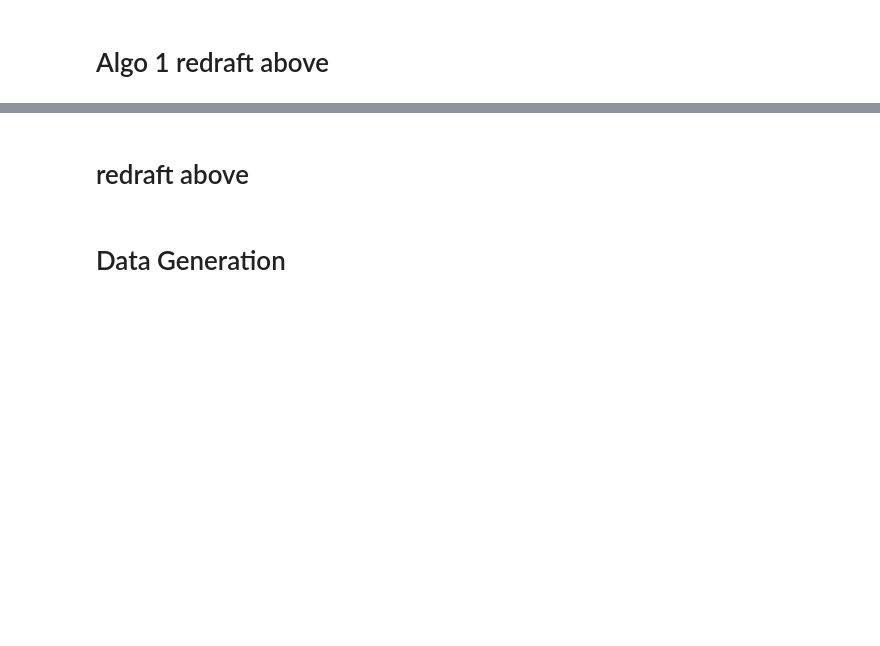
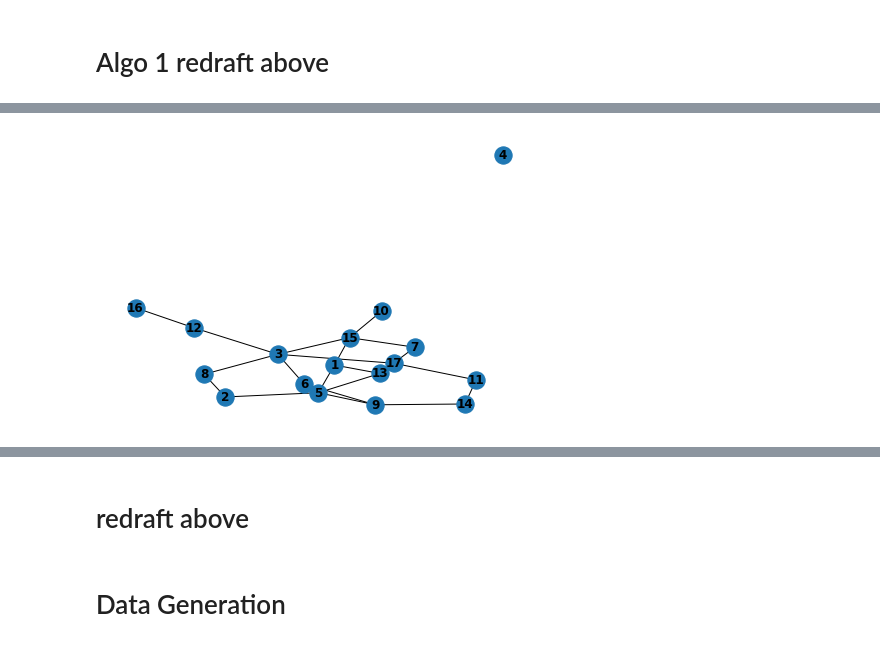
Before and after one commit to hhicks13/benchmarking-dasg, a Jupyter notebook: kas-benchmark-refactor.ipynb, the cells around one changed output, grey strips where cells are left out. Drawn from its saved outputs; the diff is of its cells as text; code cells hidden in the pictures; blank space fills up the shorter version.

```diff
--- a/kas-benchmark-refactor.ipynb
+++ b/kas-benchmark-refactor.ipynb
@@ -521,10 +438,12 @@ def jim_elim_initialize1(G_A,Ef_A,k_A):
 
     # cost perfect matching solved for every pair, and bounds updated.
     # P is updated as well.
+    count = 0
     for e in it.combinations(G_A.nodes(),2):
         i = e[0]
         j = e[1]
         # solve matching on i,j
+        count+=1
         CostMatrix = BuildCostMatrix(i,j,G_A,P,Ef_A,k_A)
         cost,deleteEdges = HungarianSolve(CostMatrix)
         if cost <= 2*k_A:
@@ -554,7 +473,7 @@ def jim_elim_initialize1(G_A,Ef_A,k_A):
     # We cannot use a typical adjacency matrix because zero here is
     # zero is mapped to infinity.
     # a weight we want to distinguish from the absence of a vertex as in P.
-    return P,P_stack,Pbar
+    return P,P_stack,Pbar,count
 # %%
 #  P_stack
 #  max pbar [][][].....[][][][] min pbar
@@ -568,9 +487,9 @@ def sort_P_stack_by_ub(P_stack,Pbar):
 def jim_elim_while1(G_A,Ef_A,k_A):
     # initial push, to eliminate mappings in P/P_stack,
     # and compute initial weights Pbar which are the worst-known cost of mapping edge in P
-    P,P_stack,Pbar = jim_elim_initialize1(G_A,Ef_A,k_A)
+    P,P_stack,Pbar,count_init = jim_elim_initialize1(G_A,Ef_A,k_A)
     # track the number of times that bcm is called
-    count = 0
+    count = count_init
     #  P_stack:
     #
     #  first [][][][]...[][][] last
@@ -626,3 +545,9 @@ def jim_elim_while1(G_A,Ef_A,k_A):
                 # halt program, because the maximum worst cast cost for P is at or below
                 # budget.
                 return P,P_stack,Pbar,count
+# %%
+def Algorithm2(G,k):
+    Ef = nx.Graph()
+    Ef.add_nodes_from(G.nodes())
+    P,P_stack,Pbar,count = jim_elim_while1(G,Ef,k)
+    return P,P_stack,Pbar,count
@@ -629,47 +558,77 @@ def jim_elim_while1(G_A,Ef_A,k_A):
 # %%
-n = 7
-k = 1
+### init graph
+
+n = 17
+k = 3
 _noderange = range(1,n+1)
+#
 G = nx.Graph()
-Ef_A = nx.Graph()
-#
+Ef = nx.Graph()
 G.add_nodes_from(_noderange)
-K = nx.complete_graph(G.nodes())
-print("K",K.nodes)
-Ef_A.add_nodes_from(_noderange)
-
-G.add_edges_from([(4,5),(3,2),(4,3),(5,2),(6,4),(1,5),(1,2),(2,7),(1,3)])
-#ran = nx.erdos_renyi_graph(n,0.4)
-
-#for i,j in ran.edges():
-#    G.add_edges_from([(i+1,j+1)])
+Ef.add_nodes_from(G.nodes())
+#G.add_edges_from([(4,5),(3,2),(4,3),(5,2),(6,4),(1,5),(1,2),(2,7),(1,3)])
+ran = nx.erdos_renyi_graph(n,0.2)
+for i,j in ran.edges():
+    G.add_edges_from([(i+1,j+1)])
 
 nx.draw(G,with_labels=True,font_weight='bold')
 plt.show()
+### ####
+#
+# Algo 1
+P1,P_stack1,count1 = Algorithm1(G,k)
+#
+### ###
+#print("algo1 : P final ")
+#print(np.array(nx.adjacency_matrix(P1).todense()))
+#for e in P_stack1:
+#    print(e)
 
-# Algo 1
+#print("\n\n # # # # # \n\n")
 
+########################################################
 
-
-
+### ###
+#
 # Algo 2
 # test initialization
-P,P_stack,Pbar = jim_elim_initialize1(G,Ef_A,k)
+P2,P_stack2,Pbar,count_init = jim_elim_initialize1(G,Ef,k)
 #
-for e in P_stack:
+for e in P_stack2:
     if Pbar[e] == math.inf:
         raise Exception("Pbar or P_stack not properly constructed")
 #
-if not len(P.edges()) == len(P_stack):
+if not len(P2.edges()) == len(P_stack2):
     raise Exception("P or P_stack not properly constructed")
 
 # test elimination loop
-P,P_stack,Pbar,count = jim_elim_while1(G,Ef_A,k)
-print("algo2 : P final ")
-print(np.array(nx.adjacency_matrix(P).todense()))
-print(f"edges remaining: {len(P_stack)}")
-for e1,e2 in it.zip_longest(Pbar,sorted(P_stack)):
-    if Pbar[e] != math.inf:
-        print(f"Pbar edge : weight --> {e1[0]},{e1[1]: <5}{Pbar[e1]: ^5} | P_stack {e2}")
-print(f"algo2 matchings performed: { count}")
+P2,P_stack2,Pbar,count2 = Algorithm2(G,k)
+#print("algo2 : P final ")
+#print(np.array(nx.adjacency_matrix(P2).todense()))
+
+#for e1,e2 in it.zip_longest(Pbar,sorted(P_stack2)):
+#    if Pbar[e] != math.inf:
+#        print(f"Pbar edge : weight --> {e1[0]},{e1[1]: <5}{Pbar[e1]: ^5} | P_stack {e2}")
+
+#
+# print results
+print(" # # # \n\n")
+if not len(P1.edges()) == len(P2.edges()):
+    print(P1.edges())
+    print(P2.edges())
+    raise Exception("Refinement logic broken")
+
+if not len(P1.edges()) == len(P_stack1):
+    raise Exception("P1 not synced with P_stack1")
+
+print(f" algo1 edges remaining: {len(P1.edges())}")
+
+print(f" algo1 matchings performed: {count1}\n")
+
+if not len(P2.edges()) == len(P_stack2):
+    raise Exception("P2 not synced with P_stack2")
+
+print(f" algo2 edges remaining {len(P2.edges())}")
+
+print(f" algo2 matchings performed: {count2} = initial {count_init} + loop {abs(count2 - count_init)}")
 # %% [output]
@@ -676,0 +637 @@ K [1, 2, 3, 4, 5, 6, 7]
+[figure, new version]
```
Also changed, not shown: parts of 28 cells of this notebook.
